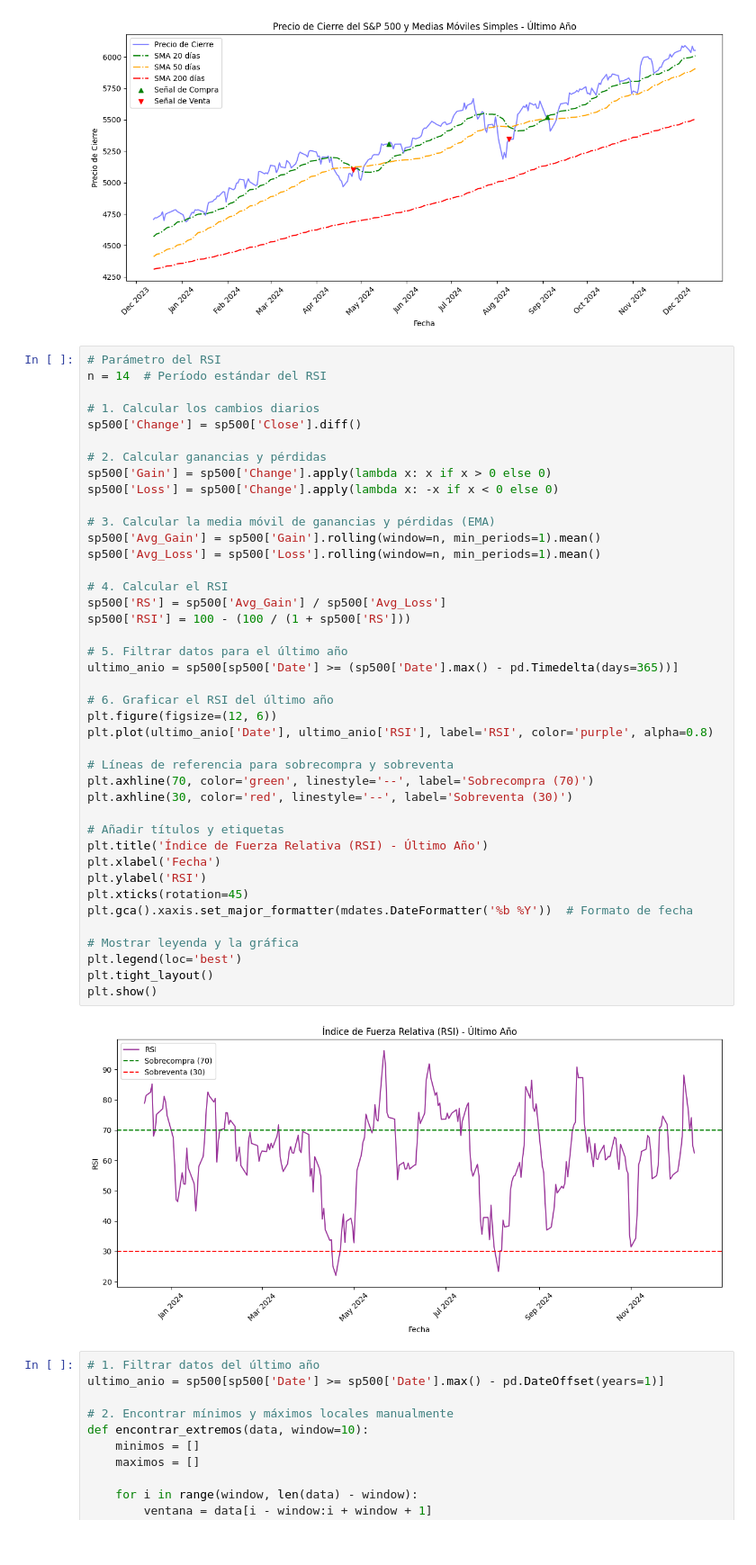
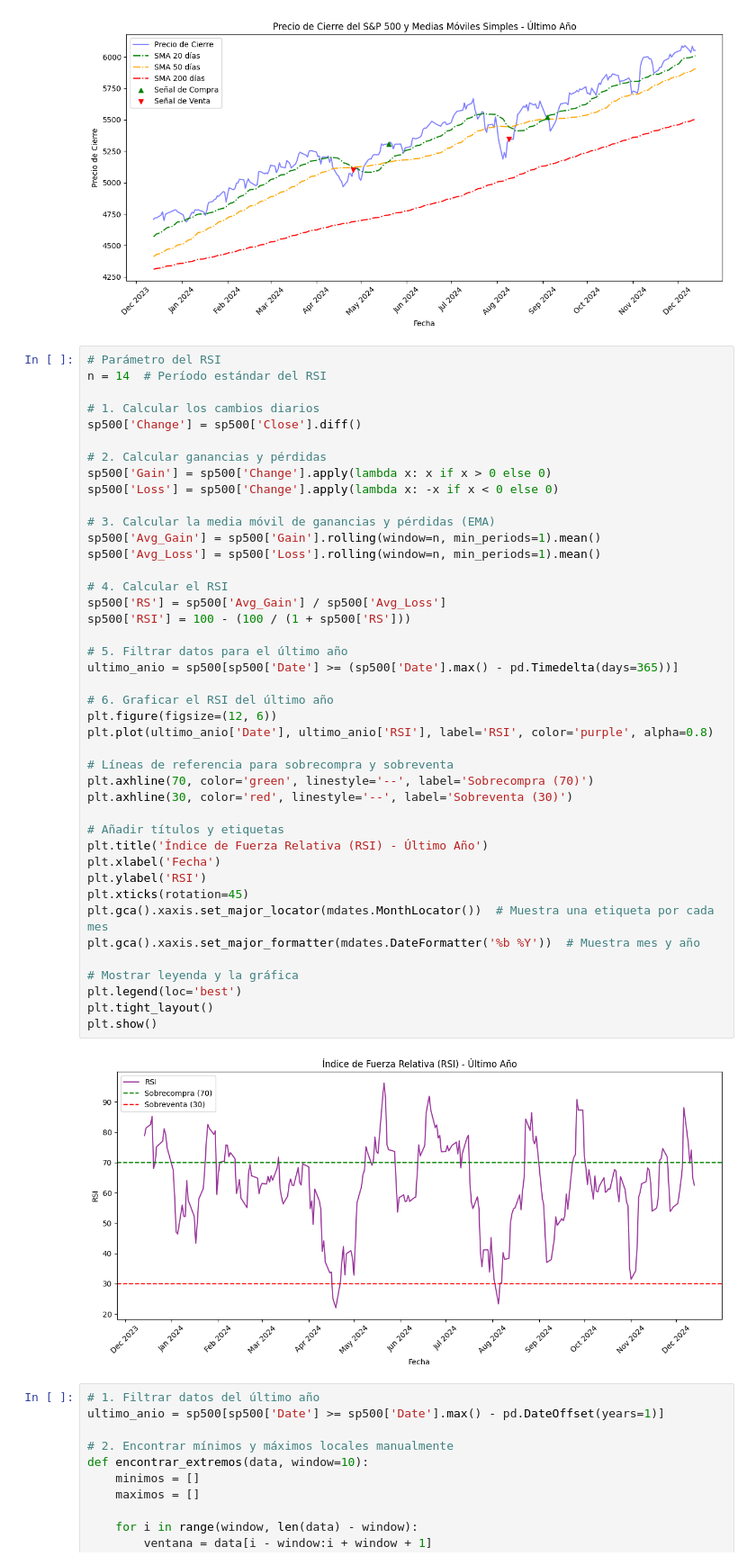
Before and after one commit to Rommel-DS/EDA_S-P500, a Jupyter notebook: main.ipynb, the cells around one changed output. Shown at 90% size. Cells and saved outputs as stored; diff of their text form.

```diff
--- a/main.ipynb
+++ b/main.ipynb
@@ -168,35 +168,36 @@ sp500['Loss'] = sp500['Change'].apply(lambda x: -x if x < 0 else 0)
 # 3. Calcular la media móvil de ganancias y pérdidas (EMA)
 sp500['Avg_Gain'] = sp500['Gain'].rolling(window=n, min_periods=1).mean()
 sp500['Avg_Loss'] = sp500['Loss'].rolling(window=n, min_periods=1).mean()
 
 # 4. Calcular el RSI
 sp500['RS'] = sp500['Avg_Gain'] / sp500['Avg_Loss']
 sp500['RSI'] = 100 - (100 / (1 + sp500['RS']))
 
 # 5. Filtrar datos para el último año
 ultimo_anio = sp500[sp500['Date'] >= (sp500['Date'].max() - pd.Timedelta(days=365))]
 
 # 6. Graficar el RSI del último año
 plt.figure(figsize=(12, 6))
 plt.plot(ultimo_anio['Date'], ultimo_anio['RSI'], label='RSI', color='purple', alpha=0.8)
 
 # Líneas de referencia para sobrecompra y sobreventa
 plt.axhline(70, color='green', linestyle='--', label='Sobrecompra (70)')
 plt.axhline(30, color='red', linestyle='--', label='Sobreventa (30)')
 
 # Añadir títulos y etiquetas
 plt.title('Índice de Fuerza Relativa (RSI) - Último Año')
 plt.xlabel('Fecha')
 plt.ylabel('RSI')
 plt.xticks(rotation=45)
-plt.gca().xaxis.set_major_formatter(mdates.DateFormatter('%b %Y'))  # Formato de fecha
+plt.gca().xaxis.set_major_locator(mdates.MonthLocator())  # Muestra una etiqueta por cada mes
+plt.gca().xaxis.set_major_formatter(mdates.DateFormatter('%b %Y'))  # Muestra mes y año
 
 # Mostrar leyenda y la gráfica
 plt.legend(loc='best')
 plt.tight_layout()
 plt.show()
 # %% [output]
-[figure, old version]
+[figure, new version]
 # %%
 # 1. Filtrar datos del último año
 ultimo_anio = sp500[sp500['Date'] >= sp500['Date'].max() - pd.DateOffset(years=1)]
```
Also changed, not shown: 2 other files.
